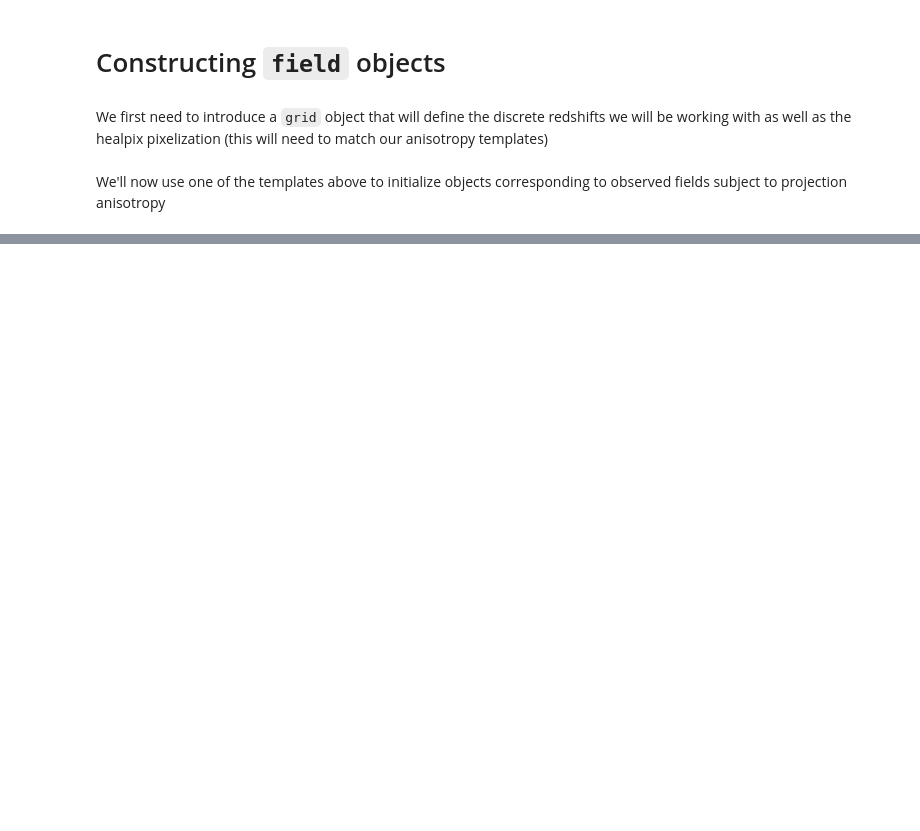
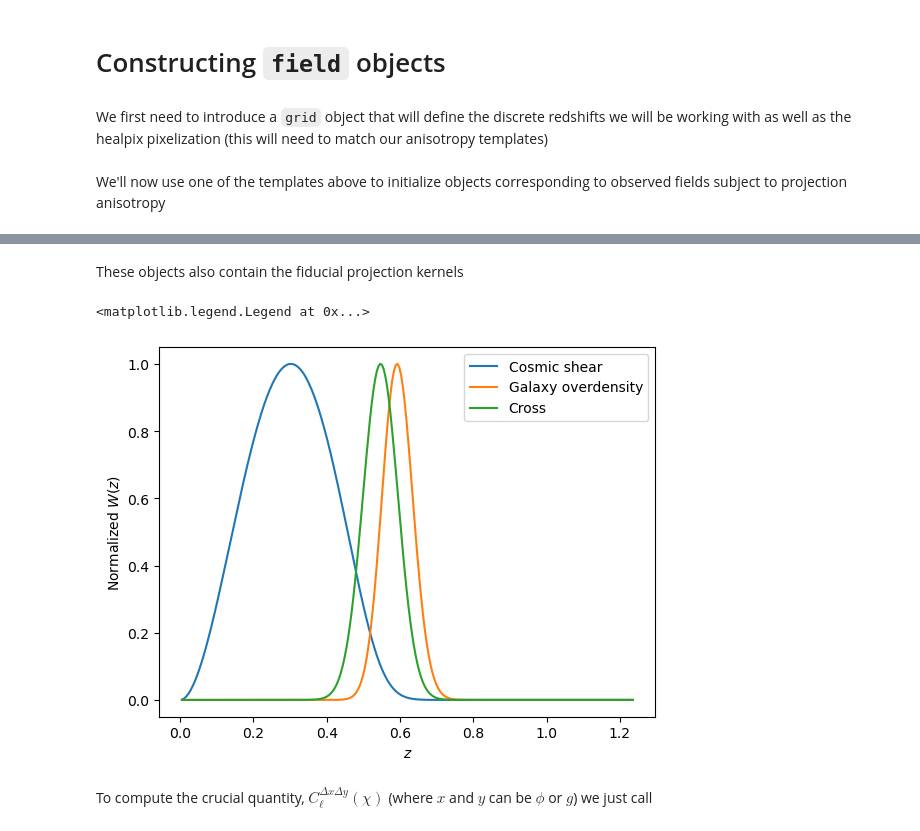
Before and after one commit to abaleato/CARDiAC, a Jupyter notebook: new_code/Tutorial.ipynb, the cells around one changed output, grey strips where cells are left out. Cells and saved outputs as stored; diff of their text form; code cells hidden in the pictures; blank space fills up the shorter version.

```diff
--- a/new_code/Tutorial.ipynb
+++ b/new_code/Tutorial.ipynb
@@ -87,0 +93,15 @@ gal_overdensity.template_zmean_shifts.__dict__
+# %% [markdown]
+These objects also contain the fiducial projection kernels
+# %%
+plt.plot(my_grid.z_array[0,:], cs_auto.kernel(my_grid.chi_array) / np.max(cs_auto.kernel(my_grid.chi_array)), label=r'Cosmic shear')
+plt.plot(my_grid.z_array[0,:], gc_auto.kernel(my_grid.chi_array) / np.max(gc_auto.kernel(my_grid.chi_array)), label=r'Galaxy overdensity')
+plt.plot(my_grid.z_array[0,:], gc_x_cs.kernel(my_grid.chi_array) / np.max(gc_x_cs.kernel(my_grid.chi_array)), label=r'Cross')
+
+plt.xlabel(r'$z$')
+plt.ylabel(r'Normalized $W(z)$')
+plt.legend()
+# %% [output]
+<matplotlib.legend.Legend at 0x...>
+[figure, added]
+# %% [markdown]
+To compute the crucial quantity, $C_{\ell}^{\Delta x \Delta y}(\chi)$ (where $x$ and $y$ can be $\phi$ or $g$) we just call
```
Also changed, not shown: parts of 17 cells of this notebook, 1 other file.
